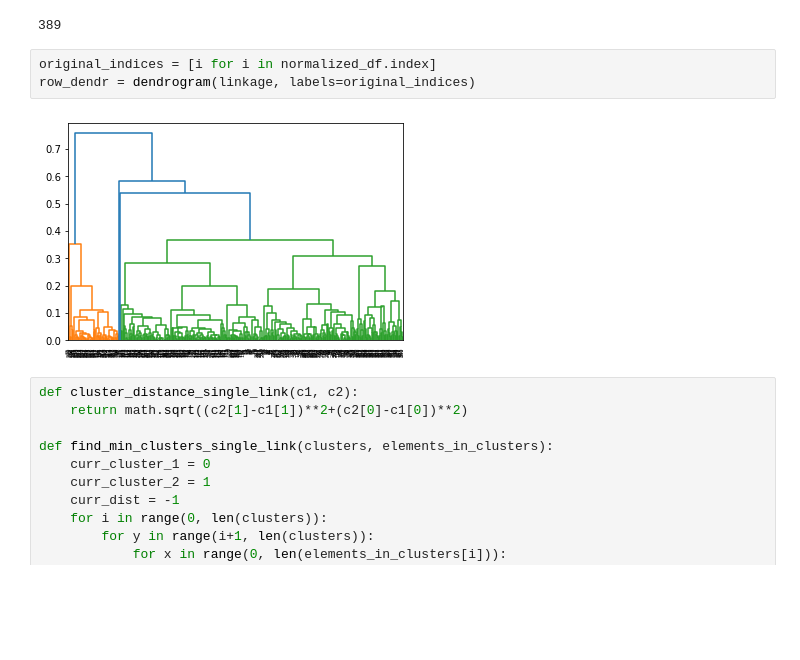
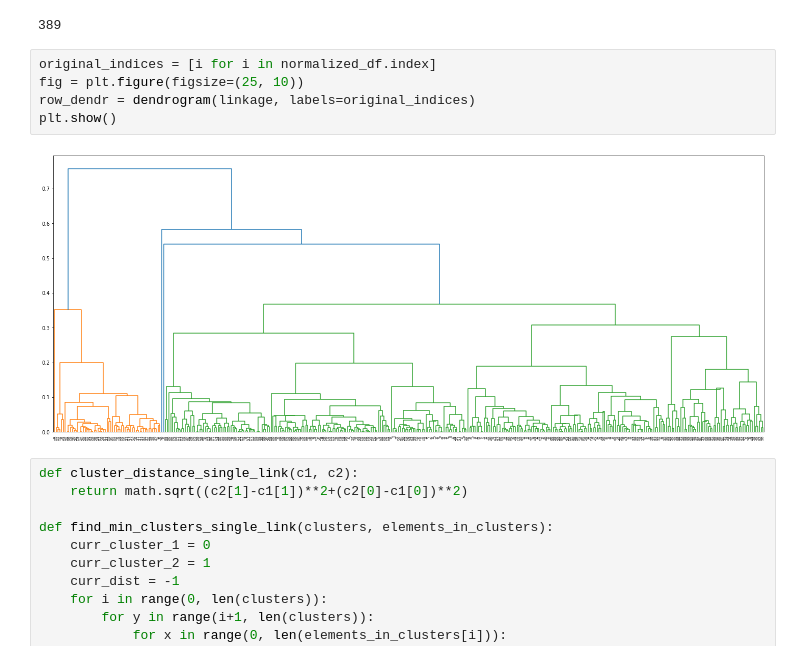
Before and after one commit to PrayashJoshi/USA-States-Sustainability-FuzzyEnsemble, a Jupyter notebook: src/model/dummy_dendrogram/dendrogram_model.ipynb, the cells around one changed output. Saved outputs shown, nothing was run; the diff lists cells and outputs as text; blank space fills up the shorter version.

```diff
--- a/src/model/dummy_dendrogram/dendrogram_model.ipynb
+++ b/src/model/dummy_dendrogram/dendrogram_model.ipynb
@@ -117,9 +117,11 @@ len(linkage)
 389
 # %%
 original_indices = [i for i in normalized_df.index]
+fig = plt.figure(figsize=(25, 10))
 row_dendr = dendrogram(linkage, labels=original_indices)
+plt.show()
 # %% [output]
-[figure, old version]
+[figure, new version]
 # %%
 def cluster_distance_single_link(c1, c2):
     return math.sqrt((c2[1]-c1[1])**2+(c2[0]-c1[0])**2)
```
Also changed, not shown: parts of 3 cells of this notebook.
